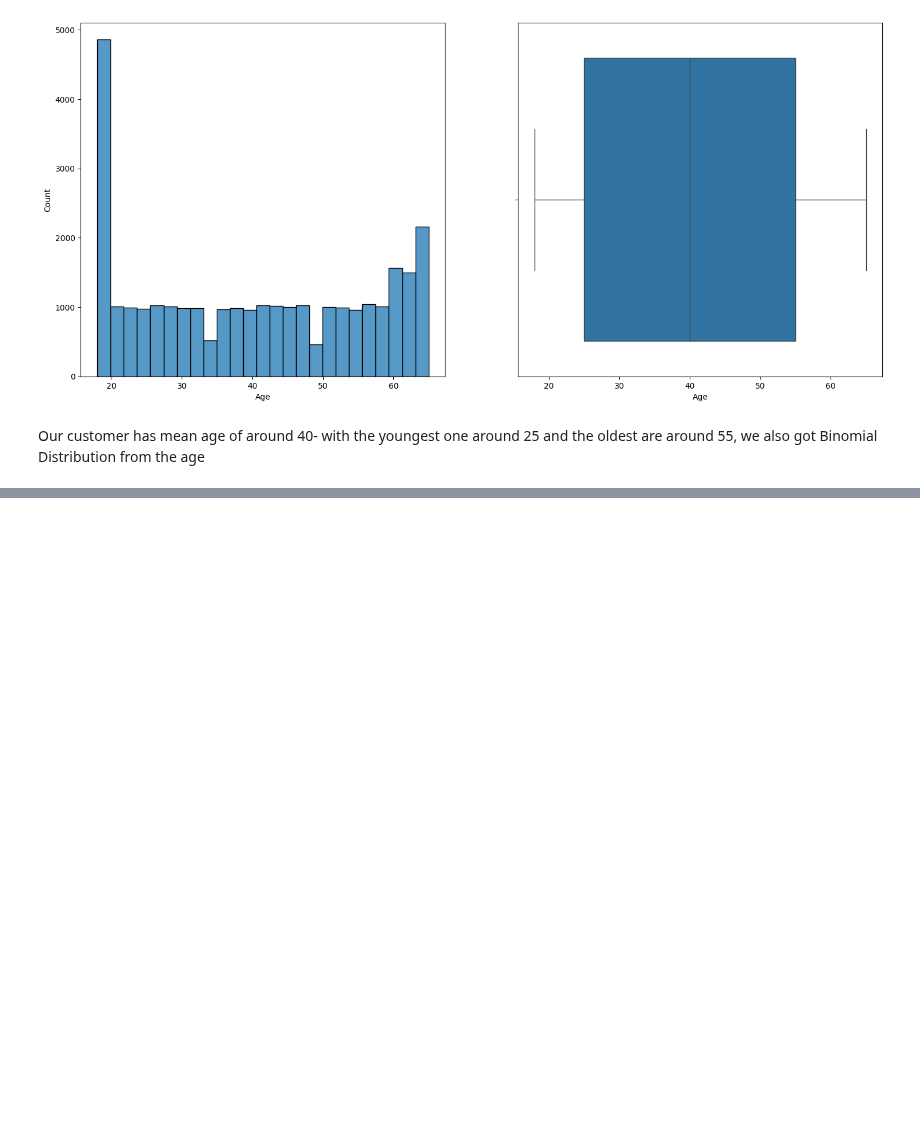
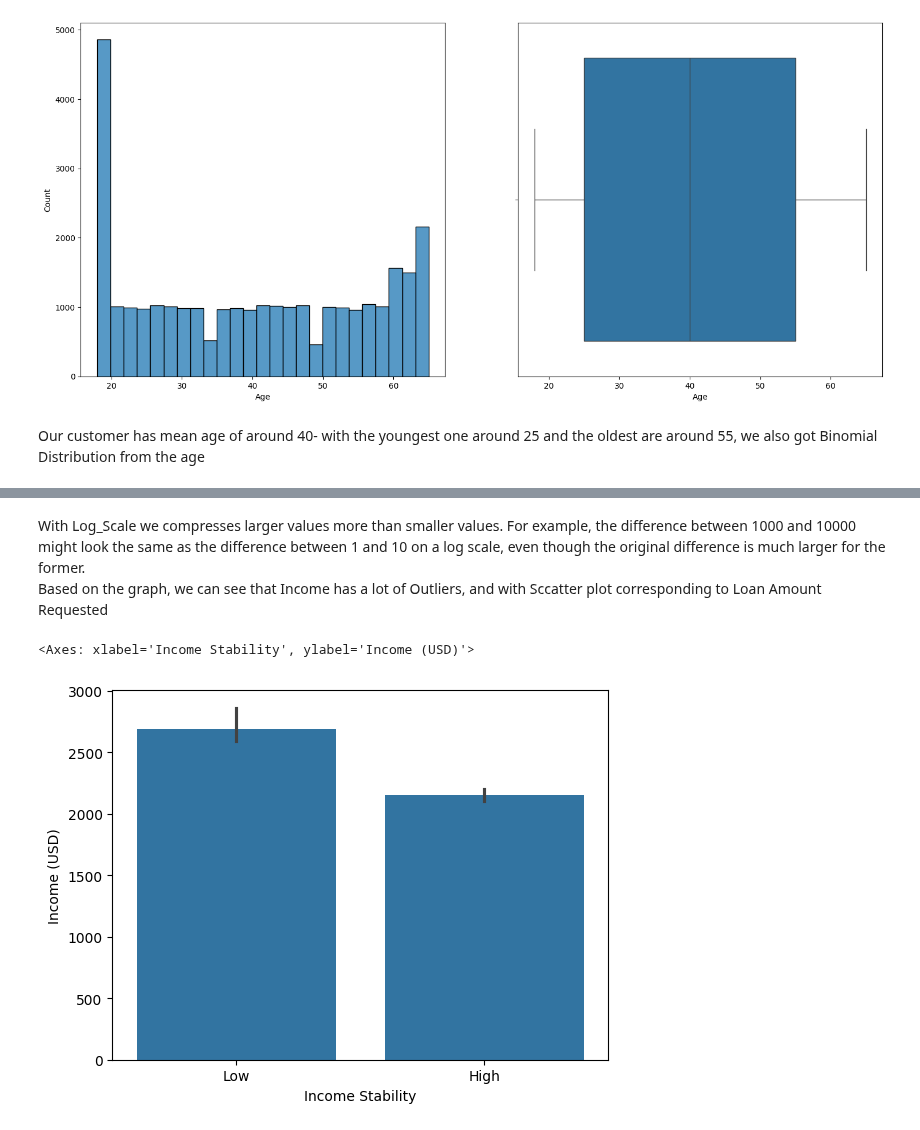
Before and after one commit to JonathanSuryaS/AOL---Machine-Learning, a Jupyter notebook: main.ipynb, the cells around one changed output, grey strips where cells are left out. Drawn from its saved outputs; the diff is of its cells as text; code cells hidden in the pictures; blank space fills up the shorter version.

```diff
--- a/main.ipynb
+++ b/main.ipynb
@@ -214,0 +212,8 @@ plt.show()
+# %% [markdown]
+With Log_Scale we compresses larger values more than smaller values. For example, the difference between 1000 and 10000 might look the same as the difference between 1 and 10 on a log scale, even though the original difference is much larger for the former.<br>
+Based on the graph, we can see that Income has a lot of Outliers, and with Sccatter plot corresponding to Loan Amount Requested
+# %%
+sns.barplot(data = data, x = 'Income Stability', y = 'Income (USD)')
+# %% [output]
+<Axes: xlabel='Income Stability', ylabel='Income (USD)'>
+[figure, added]
```
Also changed, not shown: parts of 4 cells of this notebook.
